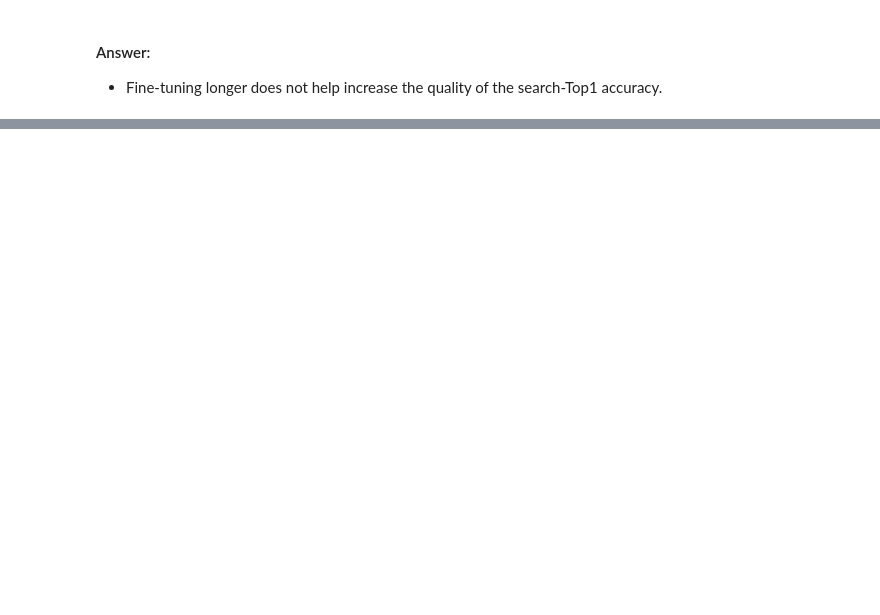
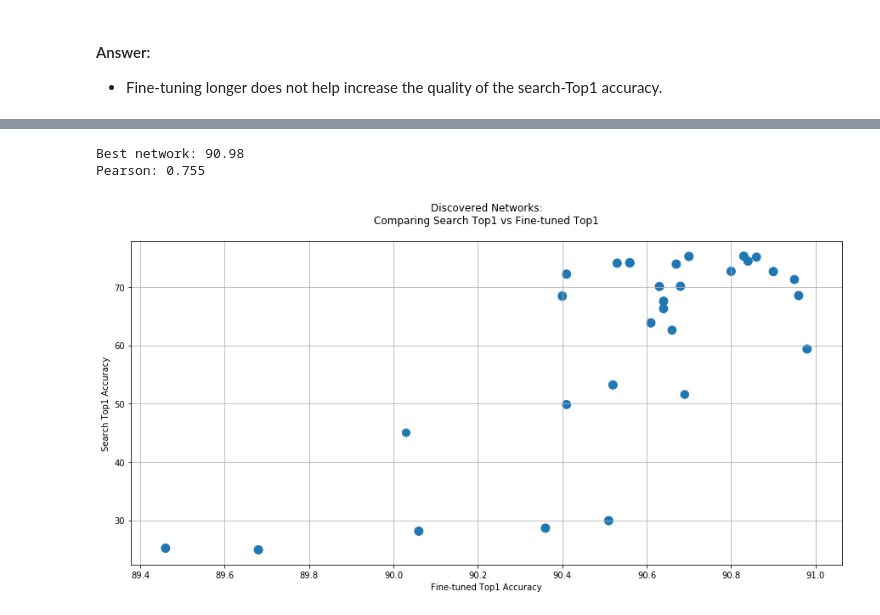
Before and after one commit to IntelLabs/distiller, a Jupyter notebook: examples/auto_compression/amc/jupyter/amc_random.ipynb, the cells around one changed output, grey strips where cells are left out. Drawn from its saved outputs; the diff is of its cells as text; code cells hidden in the pictures; blank space fills up the shorter version.

```diff
--- a/examples/auto_compression/amc/jupyter/amc_random.ipynb
+++ b/examples/auto_compression/amc/jupyter/amc_random.ipynb
@@ -150,22 +195,0 @@ for df in (df_baseline, df_baseline6, df_baseline20, df_baseline60):
-# %%
-def create_fig(df):
-    plt.figure(figsize=(15,7))
-    cnt_nets = len(df.index)
-    plt.grid(True)
-    #plt.legend()
-    plt.title("Discovered Networks:\nComparing Search Top1 vs Fine-tuned Top1\n")
-    plt.xlabel("Fine-tuned Top1 Accuracy")
-    plt.ylabel("Search Top1 Accuracy")
-
-def plot_networks2(df):
-    size = df.macs / max(df.macs) * 100
-    plt.scatter(df.top1, df.search_top1, s=size)
-    print("Best network: %.2f" % max(df.top1))
-    #print("Pearson: %.3f" % pearsonr(df.top1, df.search_top1)[0])
-    df_sorted = df.sort_values(by=['top1'], inplace=False, ascending=False)
-    # Five best
-    #print(df_sorted[:5][['exp', 'search_top1', 'top1', 'name']])#[('name','top1')])
-
-create_fig(df)
-for df in (df_baseline, df_baseline6, df_baseline20, df_baseline60):
-    plot_networks2(df)
@@ -185,0 +209,16 @@ time python3 ../../classifier_compression/multi-run.py experiments/resnet20-rand
+# %%
+fpath = os.path.join(EXPERIMENTS_DIR,
+                     "resnet20-random-reconstruction_nondeterministic",
+                     "2019.07.31-213149")
+
+df_baseline60 = pd.read_csv(os.path.join(fpath, "ft_60epoch_results.csv"))
+
+create_fig("Discovered Networks:\nComparing Search Top1 vs Fine-tuned Top1\n",
+           xlabel="Fine-tuned Top1 Accuracy",
+           ylabel="Search Top1 Accuracy")
+plot_networks2(df_baseline60)
+print("Pearson: %.3f" % pearsonr(df_baseline60.top1, df_baseline60.search_top1)[0])
+# %% [output]
+Best network: 90.98
+Pearson: 0.755
+[figure, added]
```
Also changed, not shown: parts of 12 cells of this notebook, 3 other files.
